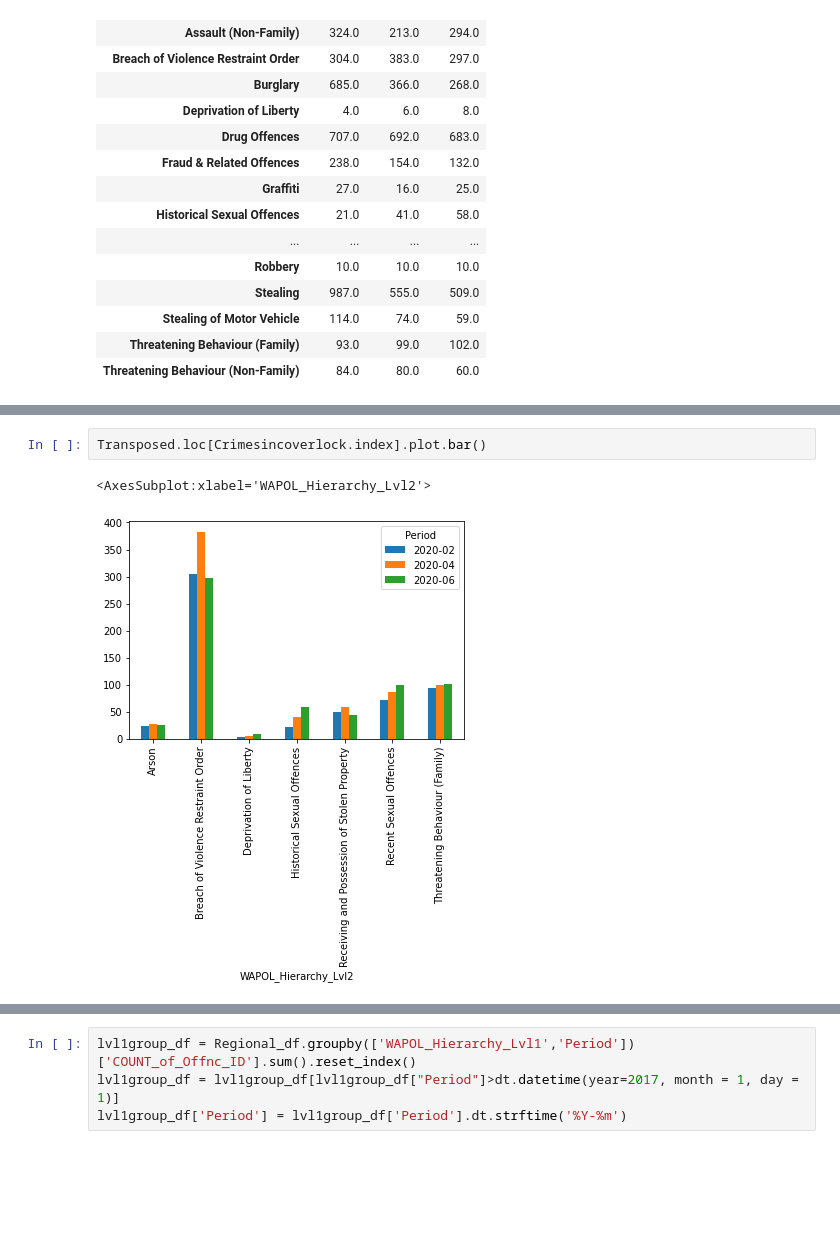
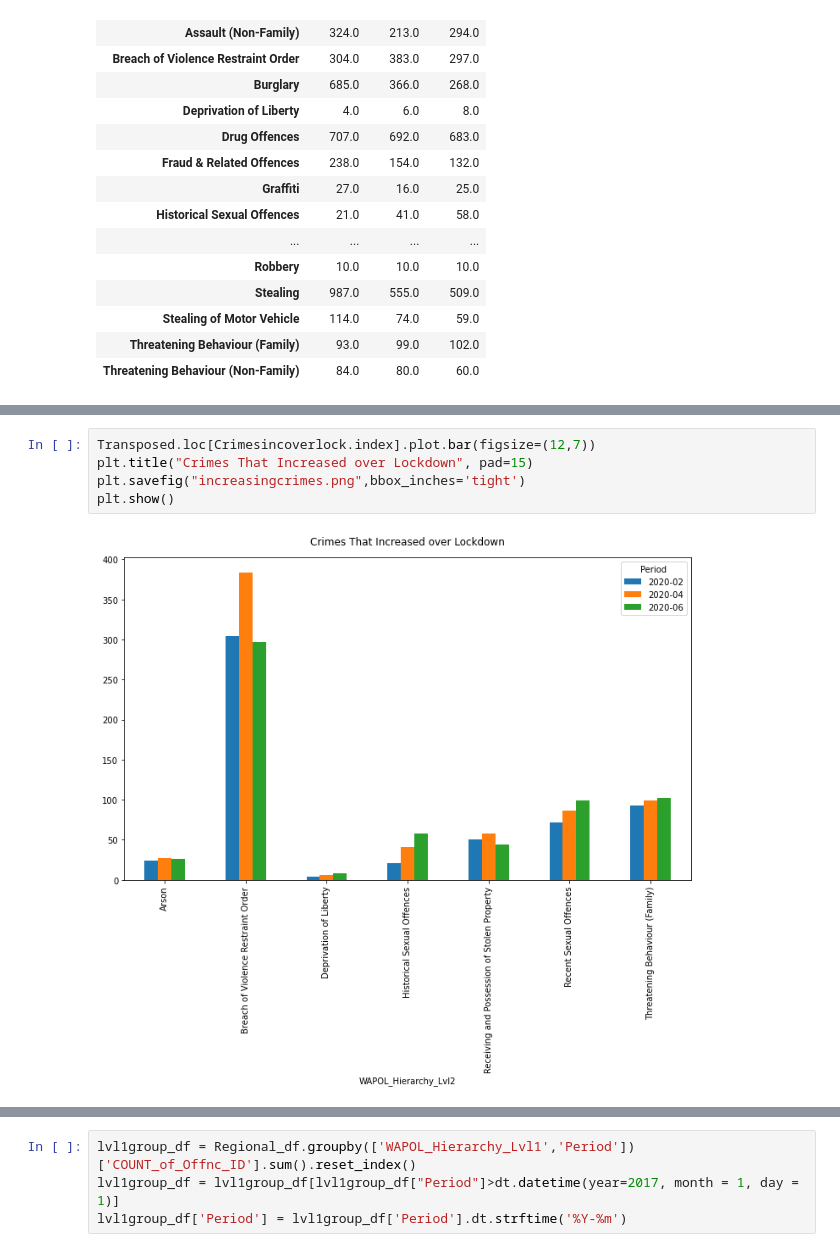
Before and after one commit to FernB/WACrimeRatesCovid19, a Jupyter notebook: WACrimeStatistics.ipynb, the cells around one changed output, grey strips where cells are left out. Saved outputs shown, nothing was run; the diff lists cells and outputs as text; blank space fills up the shorter version.

```diff
--- a/WACrimeStatistics.ipynb
+++ b/WACrimeStatistics.ipynb
@@ -299,8 +321,10 @@ Transposed.loc[Crimesdecoverlock.index].plot.bar()
-# %%
-Transposed.loc[Crimesincoverlock.index].plot.bar()
-# %% [output]
-<AxesSubplot:xlabel='WAPOL_Hierarchy_Lvl2'>
-[figure, removed]
+# %%
+Transposed.loc[Crimesincoverlock.index].plot.bar(figsize=(12,7))
+plt.title("Crimes That Increased over Lockdown", pad=15)
+plt.savefig("increasingcrimes.png",bbox_inches='tight')
+plt.show()
+# %% [output]
+[figure, added]
 # %%
 for index in Change.index:
     print(Change.loc[index])
```
Also changed, not shown: parts of 15 cells of this notebook, 6 other files.
